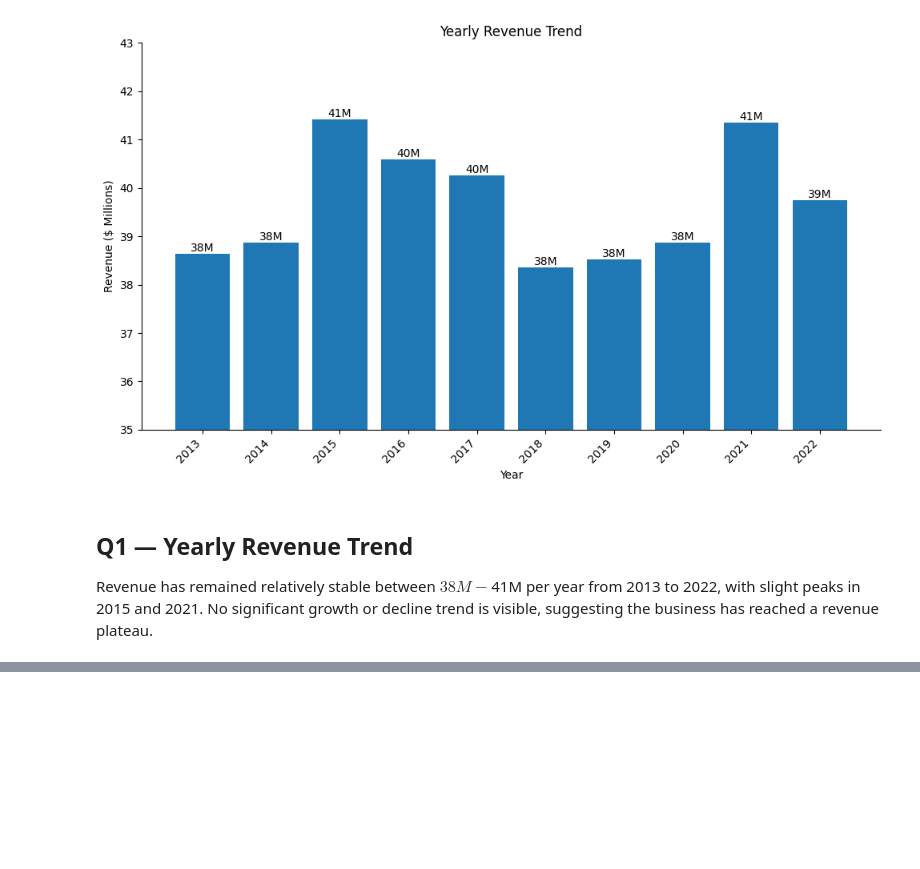
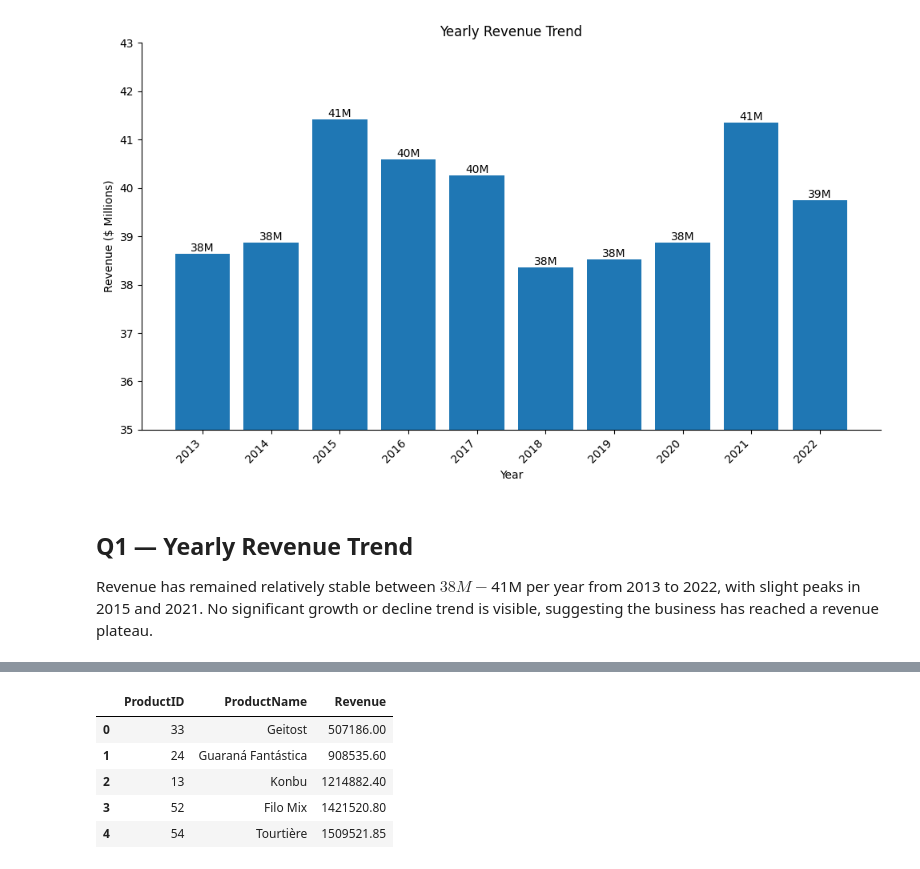
Before and after one commit to MArfanA333/sql-business-analysis-northwind, a Jupyter notebook: notebooks/02_sql_analysis.ipynb, the cells around one changed output, grey strips where cells are left out. Saved outputs shown, nothing was run; the diff lists cells and outputs as text; code cells hidden in the pictures; blank space fills up the shorter version.

```diff
--- a/notebooks/02_sql_analysis.ipynb
+++ b/notebooks/02_sql_analysis.ipynb
@@ -215,0 +277,21 @@ a revenue plateau.
+# %%
+query = """
+SELECT Products.ProductID,Products.ProductName,
+       SUM([Order Details].Quantity * [Order Details].UnitPrice) AS Revenue
+FROM Products
+JOIN [Order Details] ON Products.ProductID = [Order Details].ProductID
+GROUP BY Products.ProductID
+ORDER BY Revenue
+"""
+revenue_per_product = pd.read_sql(query, conn)
+top_products = revenue_per_product.head(5)
+bottom_products = revenue_per_product.tail(5).reset_index().drop(columns=['index'])
+# %%
+top_products
+# %% [output]
+|  | ProductID | ProductName | Revenue |
+| 0 | 33 | Geitost | 507186.00 |
+| 1 | 24 | Guaraná Fantástica | 908535.60 |
+| 2 | 13 | Konbu | 1214882.40 |
+| 3 | 52 | Filo Mix | 1421520.80 |
+| 4 | 54 | Tourtière | 1509521.85 |
```
Also changed, not shown: parts of 5 cells of this notebook, 1 other file.
